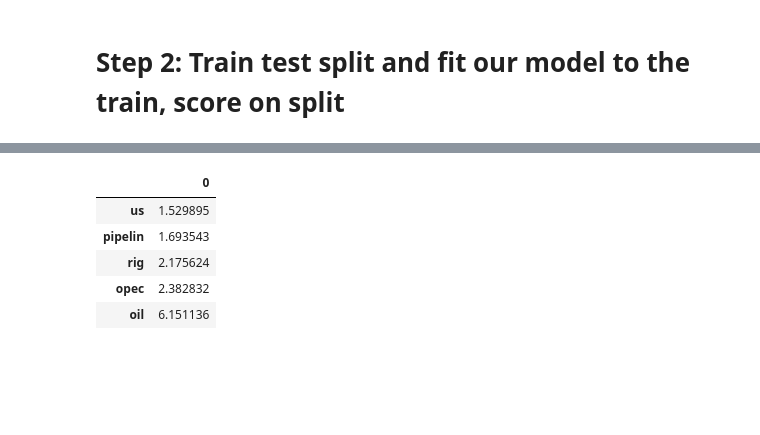
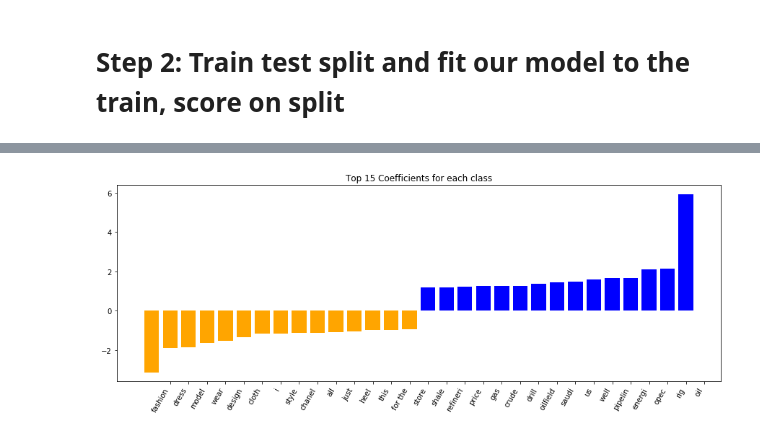
Before and after one commit to bookRa/raana_prework, a Jupyter notebook: AllTogetherNow.ipynb, the cells around one changed output, grey strips where cells are left out. Saved outputs shown, nothing was run; the diff lists cells and outputs as text; code cells hidden in the pictures; blank space fills up the shorter version.

```diff
--- a/AllTogetherNow.ipynb
+++ b/AllTogetherNow.ipynb
@@ -113,0 +131,15 @@ model.score(X_test, y_test)
+# %%
+# adapted from https://medium.com/@aneesha/visualising-top-features-in-linear-svm-with-scikit-learn-and-matplotlib-3454ab18a14d
+def plot_coefficients(classifier, feature_names, top_features=20):
+    coef = classifier.coef_.toarray().ravel()
+    top_positive_coefficients = np.argsort(coef)[-top_features:]
+    top_negative_coefficients = np.argsort(coef)[:top_features]
+    top_coefficients = np.hstack([top_negative_coefficients, top_positive_coefficients])
+    # create plot
+    plt.figure(figsize=(15, 5))
+    plt.title(f'Top {top_features} Coefficients for each class')
+    colors = ['orange' if c < 0 else 'blue' for c in coef[top_coefficients]]
+    plt.bar(np.arange(2 * top_features), coef[top_coefficients], color=colors)
+    feature_names = np.array(feature_names)
+    plt.xticks(np.arange(1, 1 + 2 * top_features), feature_names[top_coefficients], rotation=60, ha='right')
+    plt.show()
@@ -123,3 +193,0 @@ def run_model(X, y):
-# %%
-tfidf = model.named_steps.tfidf
-svc = model.named_steps.svc
@@ -129,9 +194,4 @@ least_coefs= pd.DataFrame(svc.coef_.toarray()[0], tfidf.get_feature_names()).sor
-# %%
-top_coefs
-# %% [output]
-|  | 0 |
-| us | 1.529895 |
-| pipelin | 1.693543 |
-| rig | 2.175624 |
-| opec | 2.382832 |
-| oil | 6.151136 |
+# %%
+plot_coefficients(svc, tfidf.get_feature_names(), top_features=15)
+# %% [output]
+[figure, added]
```
Also changed, not shown: parts of 16 cells of this notebook, 1 other file.
